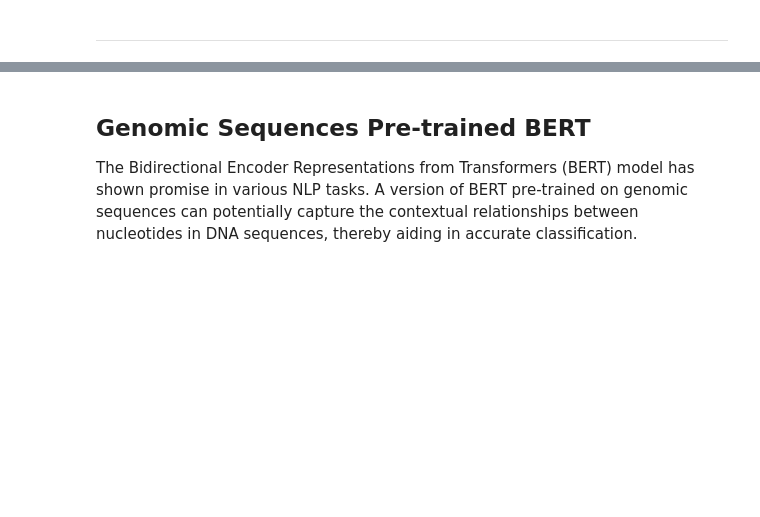
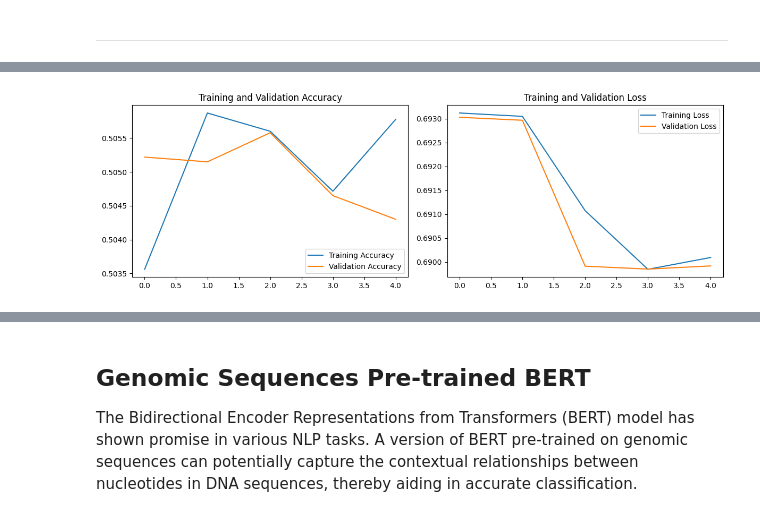
Before and after one commit to rnudb/PROJET-MLBIO, a Jupyter notebook: mlbio.ipynb, the cells around one changed output, grey strips where cells are left out. Drawn from its saved outputs; the diff is of its cells as text; code cells hidden in the pictures; blank space fills up the shorter version.

```diff
--- a/mlbio.ipynb
+++ b/mlbio.ipynb
@@ -711,0 +803,15 @@ The 1D conv model seem to be adapting better to the data. However the stillness
+# %%
+# Compile the model
+optimizer = tf.keras.optimizers.Adam(learning_rate=0.001)
+model.compile(loss='categorical_crossentropy', optimizer=optimizer, metrics=['accuracy'])
+
+# Define the Early Stopping and Reduce LR On Plateau callbacks
+early_stopping = tf.keras.callbacks.EarlyStopping(monitor='val_loss', patience=5, restore_best_weights=True, verbose=1)
+reduce_lr = tf.keras.callbacks.ReduceLROnPlateau(monitor='val_loss', factor=0.2, patience=3, min_lr=0.00001, verbose=1)
+# %%
+# Train the model with the callbacks
+history = model.fit(X_train, y_train,
+                    validation_data=(X_test, y_test),
+                    epochs=5,
+                    batch_size=128,
+                    callbacks=[early_stopping, reduce_lr])
@@ -711,0 +829,21 @@ The 1D conv model seem to be adapting better to the data. However the stillness
+# %%
+# Plotting the training and validation accuracy
+plt.figure(figsize=(12, 4))
+
+plt.subplot(1, 2, 1)
+plt.plot(history.history['accuracy'], label='Training Accuracy')
+plt.plot(history.history['val_accuracy'], label='Validation Accuracy')
+plt.title('Training and Validation Accuracy')
+plt.legend()
+
+# Plotting the training and validation loss
+plt.subplot(1, 2, 2)
+plt.plot(history.history['loss'], label='Training Loss')
+plt.plot(history.history['val_loss'], label='Validation Loss')
+plt.title('Training and Validation Loss')
+plt.legend()
+
+plt.tight_layout()
+plt.show()
+# %% [output]
+[figure, added]
```
Also changed, not shown: parts of 15 cells of this notebook.
